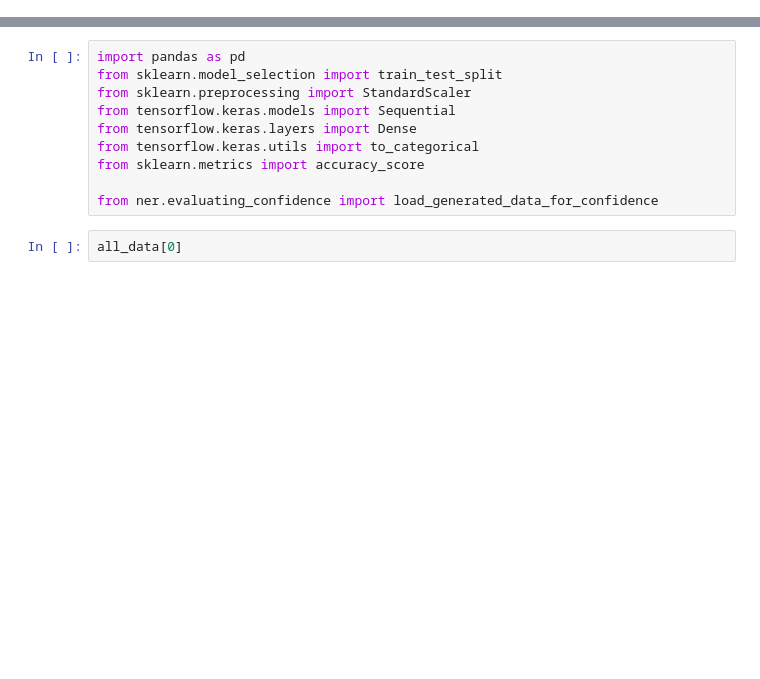
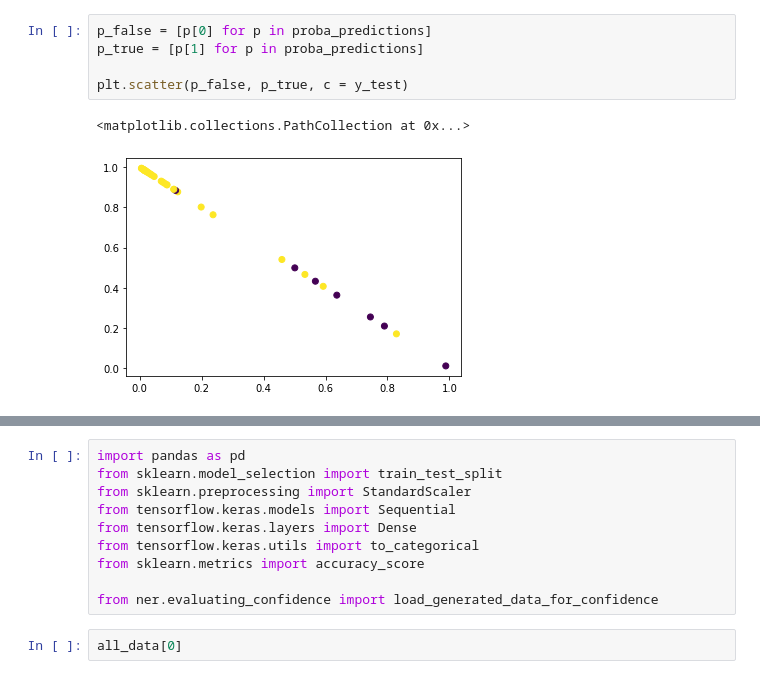
Before and after one commit to MathieuDesponds/Information-extraction-in-official-documents-using-LLMs, a Jupyter notebook: model_for_confidence.ipynb, the cells around one changed output, grey strips where cells are left out. Cells and saved outputs as stored; diff of their text form; blank space fills up the shorter version.

```diff
--- a/model_for_confidence.ipynb
+++ b/model_for_confidence.ipynb
@@ -2,0 +205,8 @@
+# %%
+p_false = [p[0] for p in proba_predictions]
+p_true = [p[1] for p in proba_predictions]
+
+plt.scatter(p_false, p_true, c = y_test)
+# %% [output]
+<matplotlib.collections.PathCollection at 0x...>
+[figure, added]
```
Also changed, not shown: parts of 11 cells of this notebook, 1 other file.
